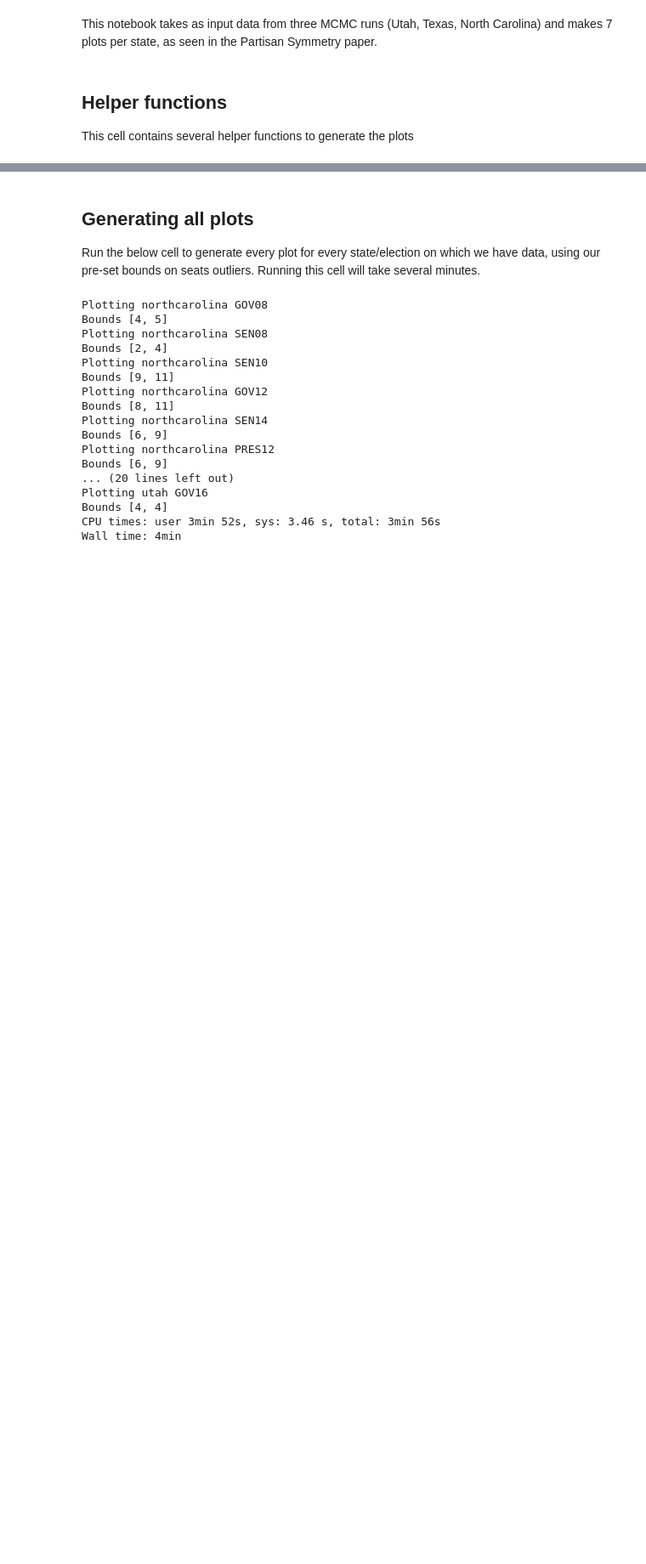
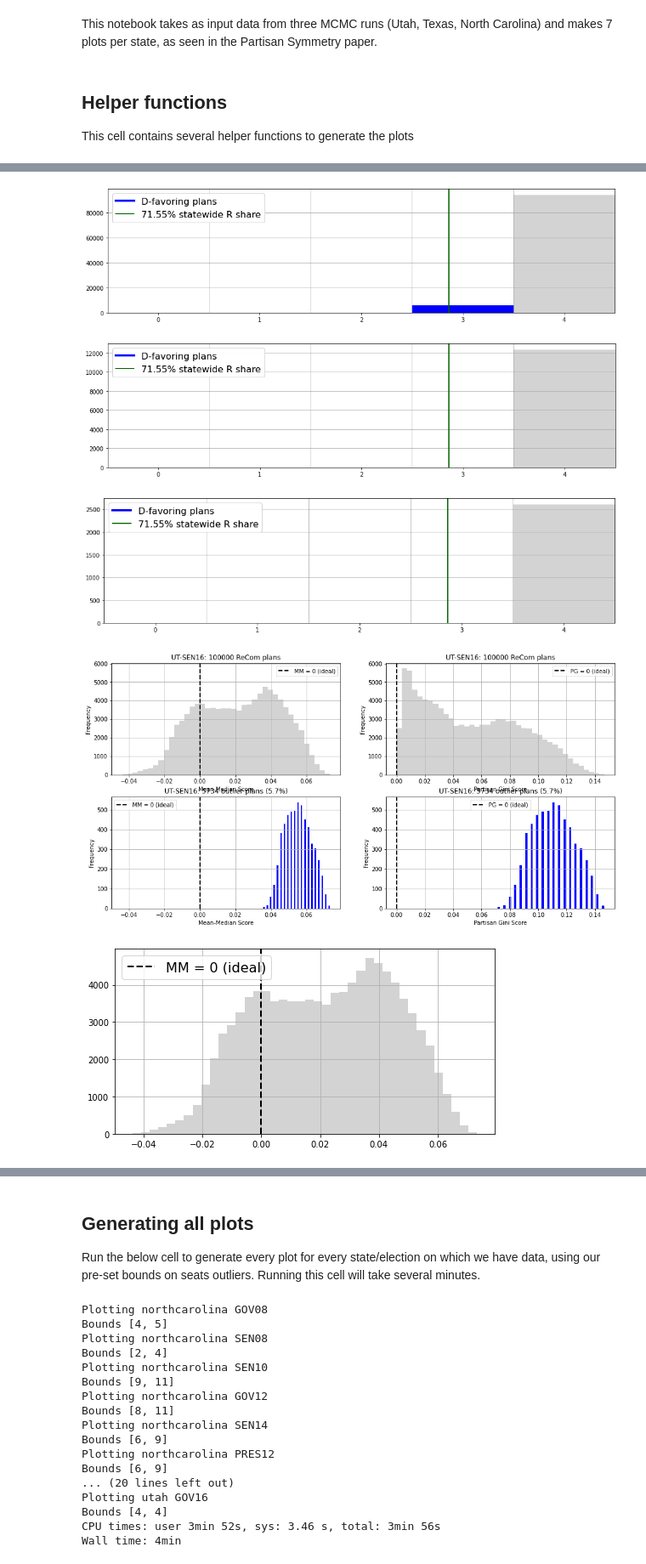
Before and after one commit to mggg/Partisan-Symmetry, a Jupyter notebook: make_plots.ipynb, the cells around one changed output, grey strips where cells are left out. Shown: that part at 85% size. Cells and saved outputs as stored; diff of their text form; code cells hidden in the pictures; blank space fills up the shorter version.

```diff
--- a/make_plots.ipynb
+++ b/make_plots.ipynb
@@ -277,0 +337,9 @@ makePlot("texas", "SEN12")
+# %%
+# Example plot:
+makePlot("utah", "SEN16")
+# %% [output]
+[figure, added]
+[figure, added]
+[figure, added]
+[figure, added]
+[figure, added]
```
Also changed, not shown: parts of 6 cells of this notebook, 26 other files.
